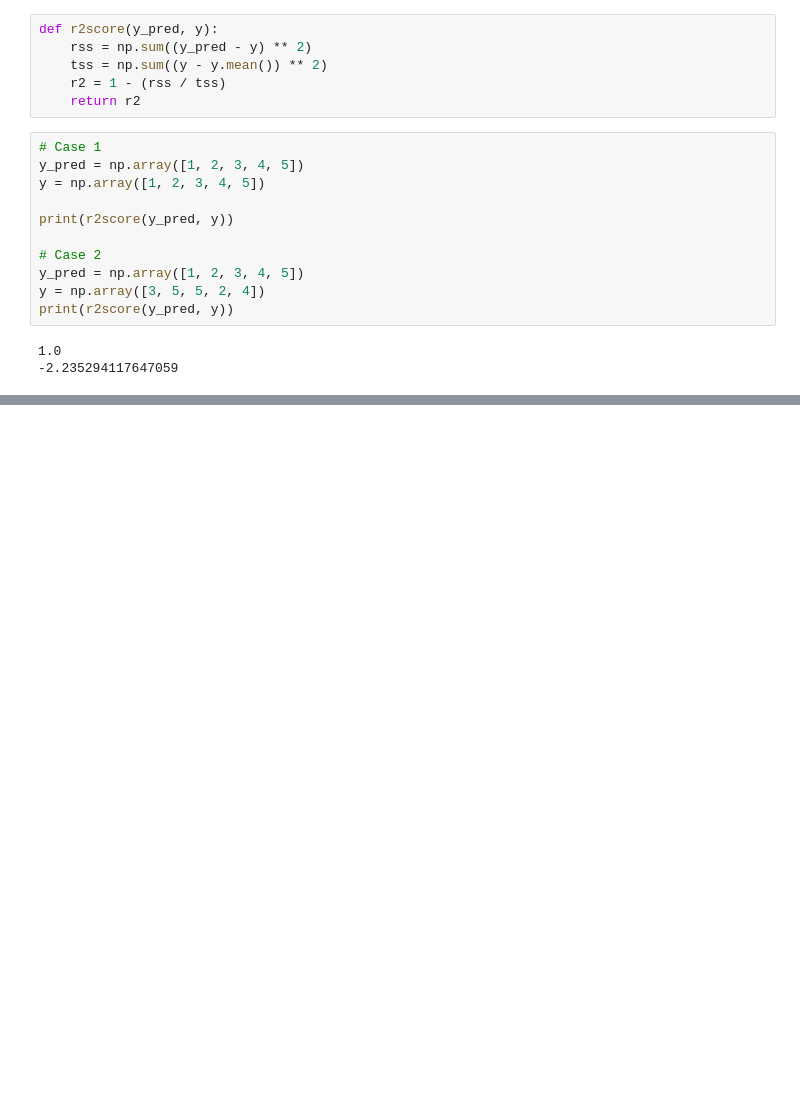
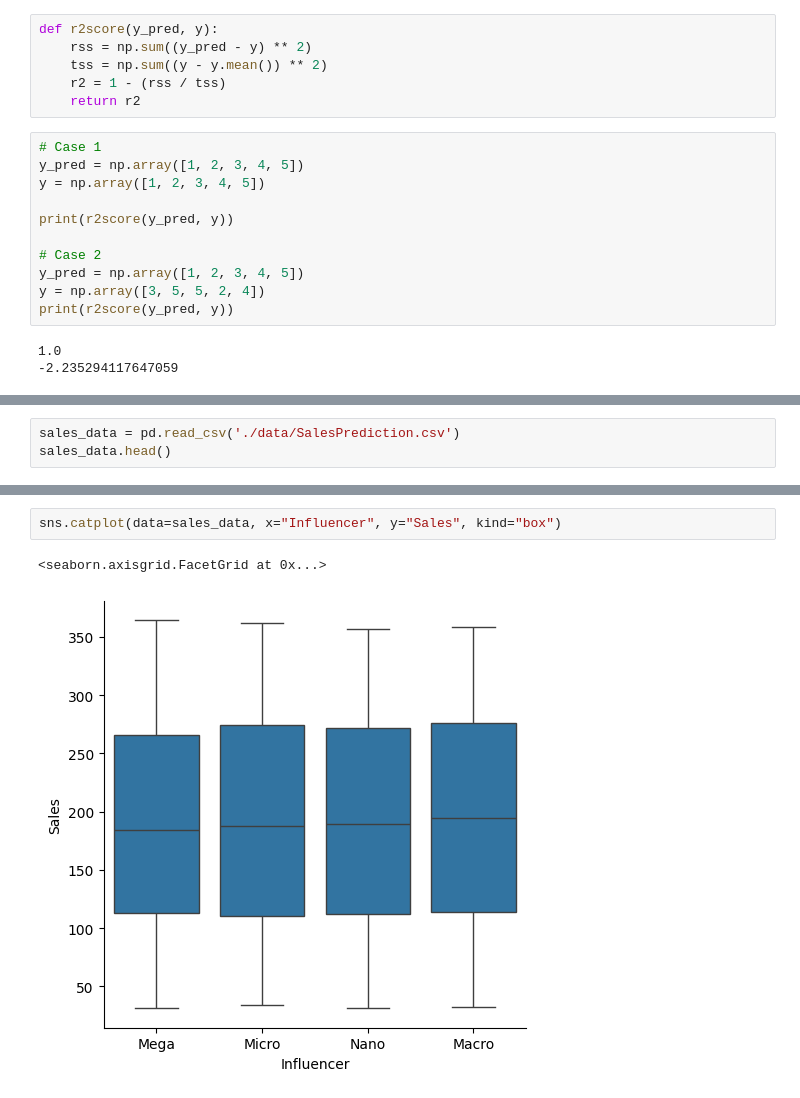
Before and after one commit to T-Sunm/Sales-Prediction, a Jupyter notebook: Linear Regression.ipynb, the cells around one changed output, grey strips where cells are left out. Drawn from its saved outputs; the diff is of its cells as text; blank space fills up the shorter version.

```diff
--- a/Linear Regression.ipynb
+++ b/Linear Regression.ipynb
@@ -70,0 +78,3 @@ print(r2score(y_pred, y))
+# %%
+sales_data = pd.read_csv('./data/SalesPrediction.csv')
+sales_data.head()
@@ -70,0 +132,5 @@ print(r2score(y_pred, y))
+# %%
+sns.catplot(data=sales_data, x="Influencer", y="Sales", kind="box")
+# %% [output]
+<seaborn.axisgrid.FacetGrid at 0x...>
+[figure, added]
```
Also changed, not shown: parts of 19 cells of this notebook, 1 other file.
